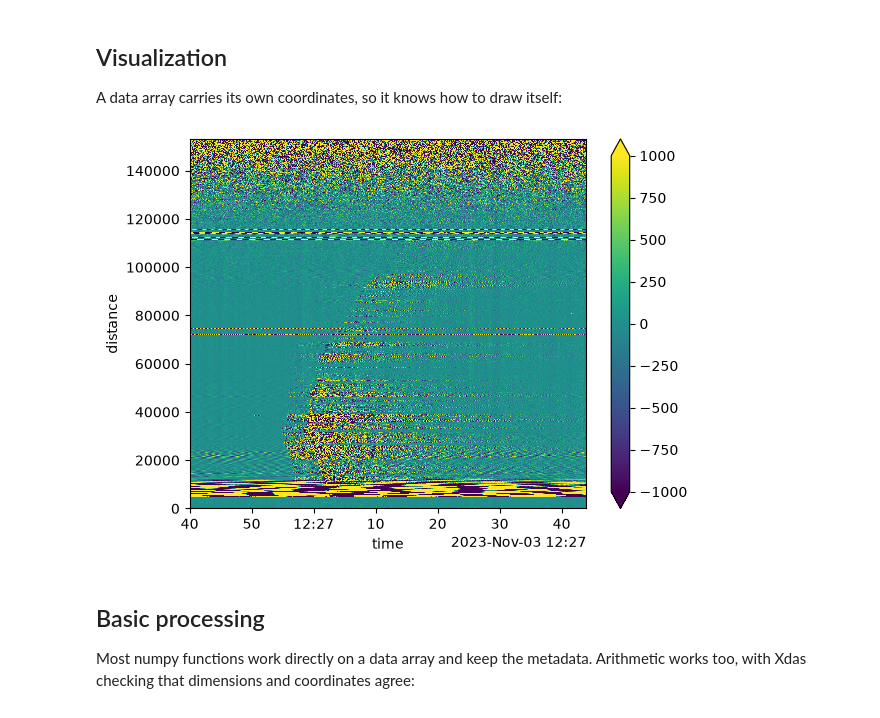
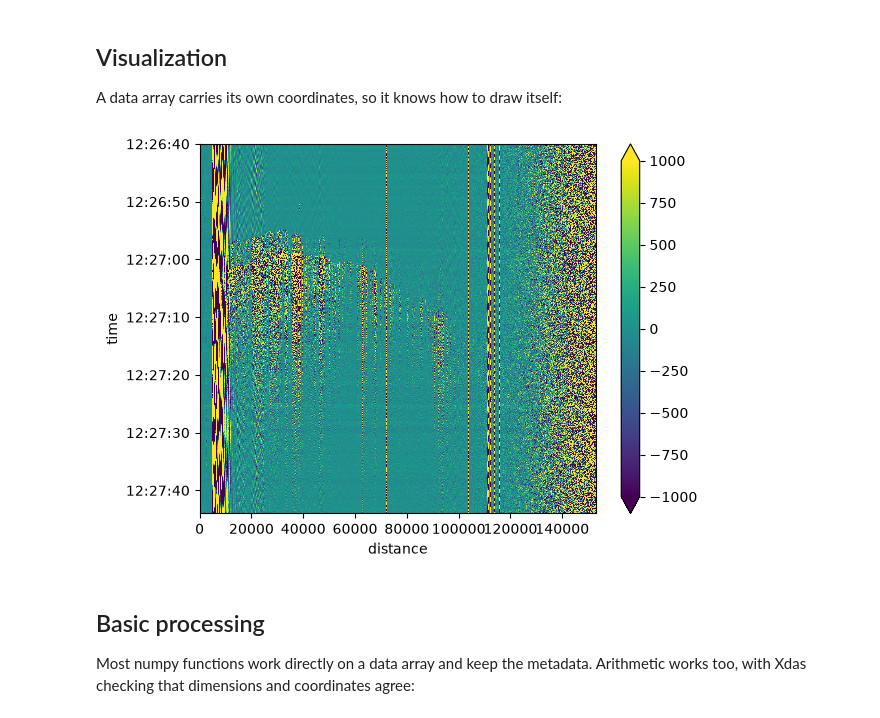
Before and after one commit to xdas-dev/tutorials, a Jupyter notebook: 02_exploration&processing.ipynb, the cells around one changed output. Saved outputs shown, nothing was run; the diff lists cells and outputs as text; code cells hidden in the pictures.

```diff
--- a/02_exploration&processing.ipynb
+++ b/02_exploration&processing.ipynb
@@ -38,9 +38,9 @@ Coordinates:
 
 A data array carries its own coordinates, so it knows how to draw itself:
 # %%
-da.plot(x="time", vmin=-1000, vmax=1000)
+da.plot(yincrease=False, vmin=-1000, vmax=1000)
 # %% [output]
-[figure, old version]
+[figure, new version]
 # %% [markdown]
 ## Basic processing
 
```
Also changed, not shown: parts of 9 cells of this notebook, 7 other files.
